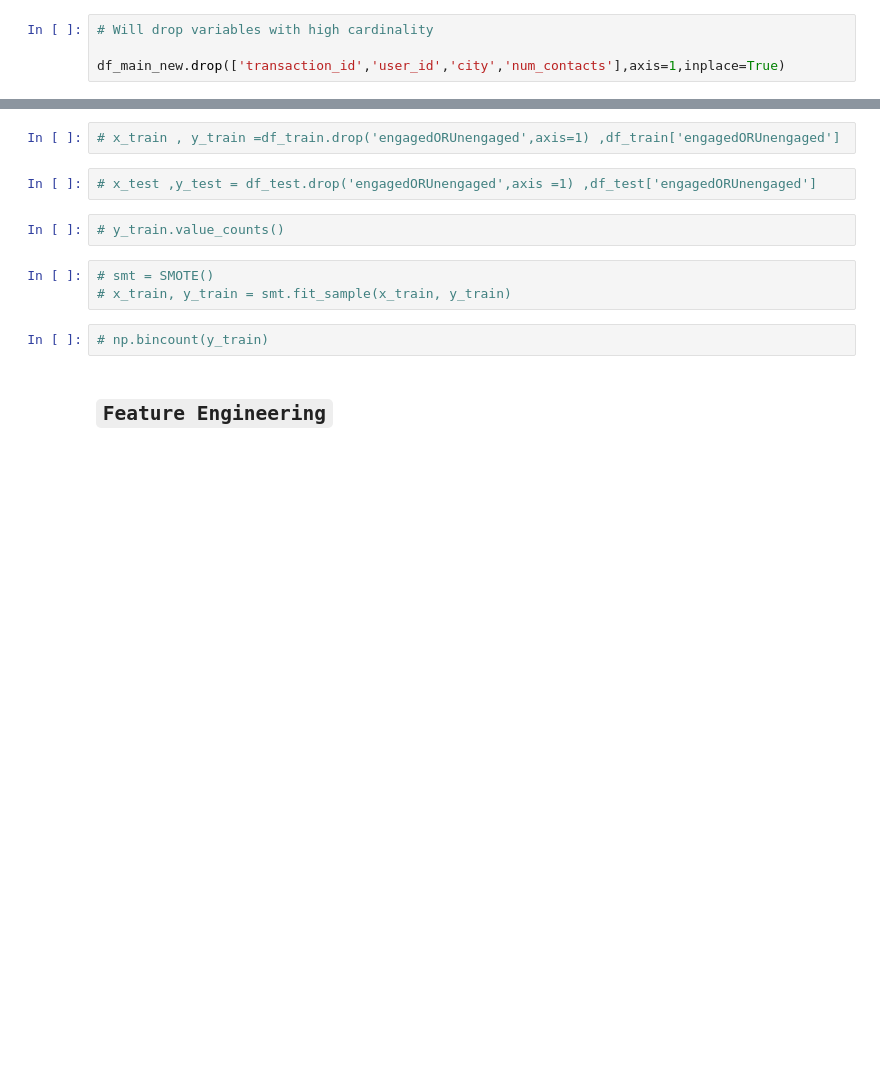
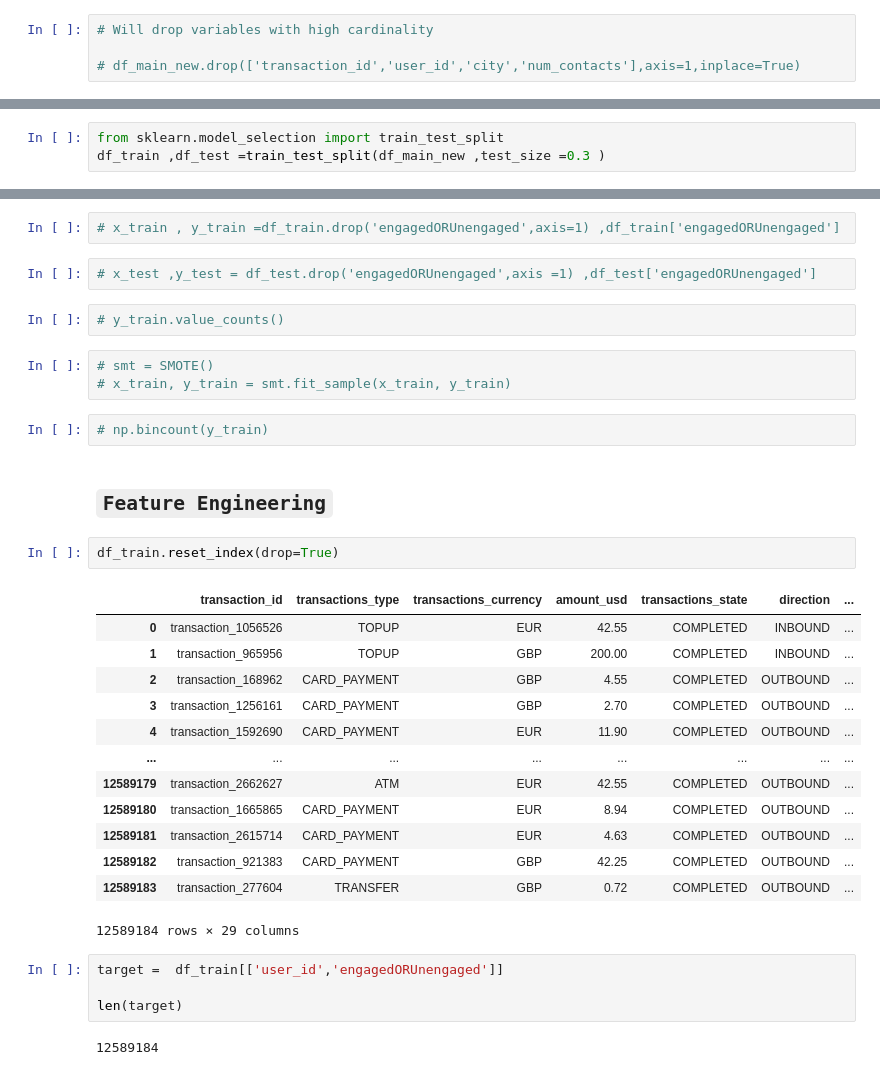
Before and after one commit to Rakesh2711/Revoultbankexam, a Jupyter notebook: Revoult_Exam.ipynb, the cells around one changed output, grey strips where cells are left out. Drawn from its saved outputs; the diff is of its cells as text; blank space fills up the shorter version.

```diff
--- a/Revoult_Exam.ipynb
+++ b/Revoult_Exam.ipynb
@@ -837,7 +837,7 @@ pp.ProfileReport(df_main_new)
 # %%
 # Will drop variables with high cardinality
 
-df_main_new.drop(['transaction_id','user_id','city','num_contacts'],axis=1,inplace=True)
+# df_main_new.drop(['transaction_id','user_id','city','num_contacts'],axis=1,inplace=True)
 # %%
 df_main_new.head()
 # %% [output]
@@ -849,0 +850,3 @@ df_main_new.head()
+# %%
+from sklearn.model_selection import train_test_split
+df_train ,df_test =train_test_split(df_main_new ,test_size =0.3 )
@@ -964,4 +1005,26 @@ pp       sns     unengaged_users         warnings
 # np.bincount(y_train)
 # %% [markdown]
 ## **`Feature Engineering`**
+# %%
+df_train.reset_index(drop=True)
+# %% [output]
+|  | transaction_id | transactions_type | transactions_currency | amount_usd | transactions_state | direction | ... |
+| 0 | transaction_1056526 | TOPUP | EUR | 42.55 | COMPLETED | INBOUND | ... |
+| 1 | transaction_965956 | TOPUP | GBP | 200.00 | COMPLETED | INBOUND | ... |
+| 2 | transaction_168962 | CARD_PAYMENT | GBP | 4.55 | COMPLETED | OUTBOUND | ... |
+| 3 | transaction_1256161 | CARD_PAYMENT | GBP | 2.70 | COMPLETED | OUTBOUND | ... |
+| 4 | transaction_1592690 | CARD_PAYMENT | EUR | 11.90 | COMPLETED | OUTBOUND | ... |
+| ... | ... | ... | ... | ... | ... | ... | ... |
+| 12589179 | transaction_2662627 | ATM | EUR | 42.55 | COMPLETED | OUTBOUND | ... |
+| 12589180 | transaction_1665865 | CARD_PAYMENT | EUR | 8.94 | COMPLETED | OUTBOUND | ... |
+| 12589181 | transaction_2615714 | CARD_PAYMENT | EUR | 4.63 | COMPLETED | OUTBOUND | ... |
+| 12589182 | transaction_921383 | CARD_PAYMENT | GBP | 42.25 | COMPLETED | OUTBOUND | ... |
+| 12589183 | transaction_277604 | TRANSFER | GBP | 0.72 | COMPLETED | OUTBOUND | ... |
+12589184 rows × 29 columns
+# %%
+target =  df_train[['user_id','engagedORUnengaged']]
+
+len(target)
+# %% [output]
+12589184
 # %%
```
Also changed, not shown: parts of 34 cells of this notebook.
